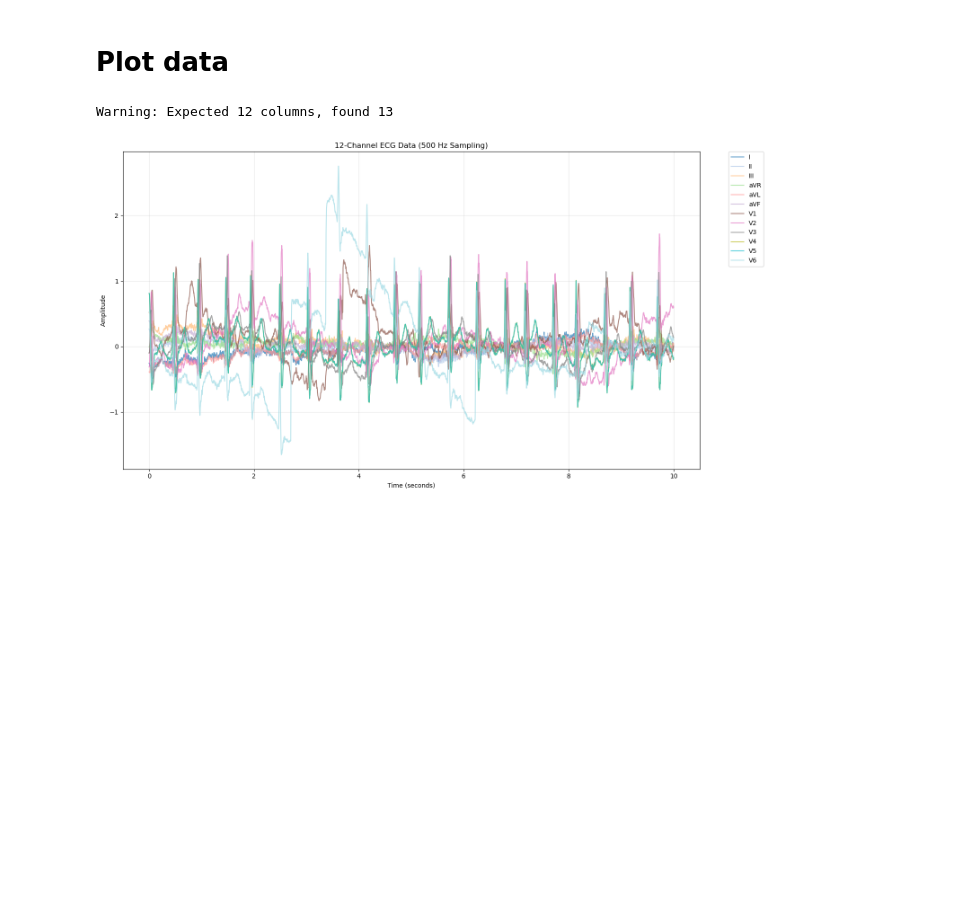
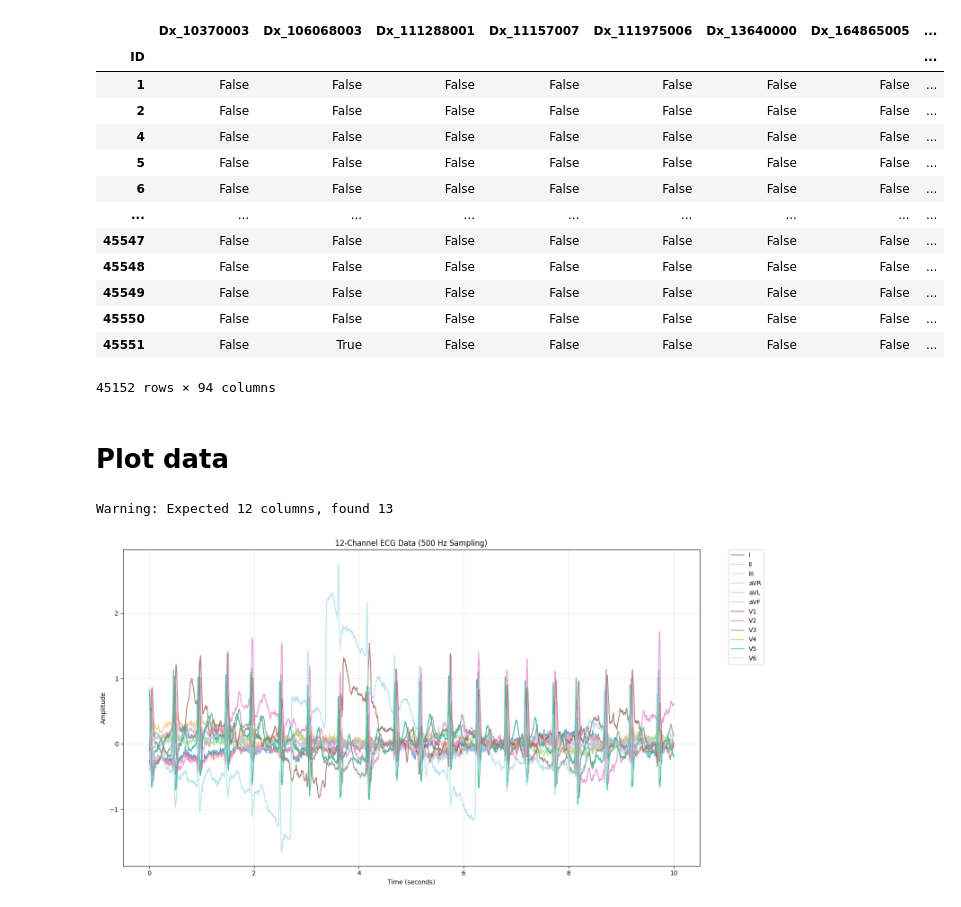
Before and after one commit to MilkCatt/ECG-HeartNet, a Jupyter notebook: get_outputs.ipynb, the cells around one changed output. Cells and saved outputs as stored; diff of their text form; code cells hidden in the pictures; blank space fills up the shorter version.

```diff
--- a/get_outputs.ipynb
+++ b/get_outputs.ipynb
@@ -89,0 +54,4 @@ labels
+# %%
+# Reading the dataframe
+df = pd.read_csv('data/diagnoses.csv')
+df
@@ -90,3 +72,22 @@ labels
+# %%
+# Moving IDs to the row name
+df.set_index('ID', inplace=True)
+df
+# %% [output]
+|  | Dx_10370003 | Dx_106068003 | Dx_111288001 | Dx_11157007 | Dx_111975006 | Dx_13640000 | Dx_164865005 | ... |
+| ID |  |  |  |  |  |  |  | ... |
+| 1 | False | False | False | False | False | False | False | ... |
+| 2 | False | False | False | False | False | False | False | ... |
+| 4 | False | False | False | False | False | False | False | ... |
+| 5 | False | False | False | False | False | False | False | ... |
+| 6 | False | False | False | False | False | False | False | ... |
+| ... | ... | ... | ... | ... | ... | ... | ... | ... |
+| 45547 | False | False | False | False | False | False | False | ... |
+| 45548 | False | False | False | False | False | False | False | ... |
+| 45549 | False | False | False | False | False | False | False | ... |
+| 45550 | False | False | False | False | False | False | False | ... |
+| 45551 | False | True | False | False | False | False | False | ... |
+45152 rows × 94 columns
 # %% [markdown]
 # Plot data
 # %%
```
Also changed, not shown: parts of 6 cells of this notebook, 3 other files.
